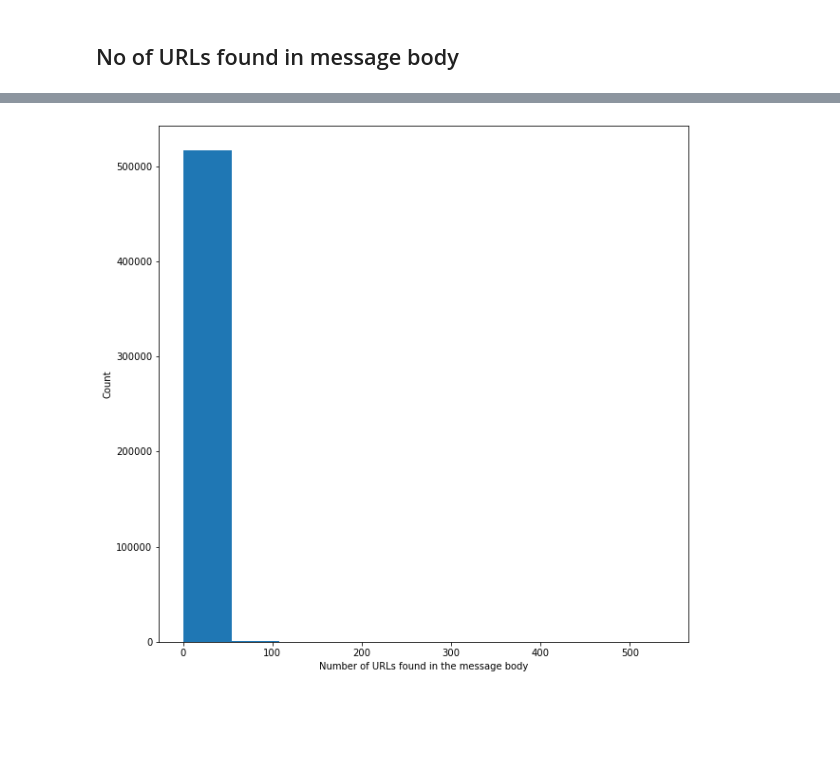
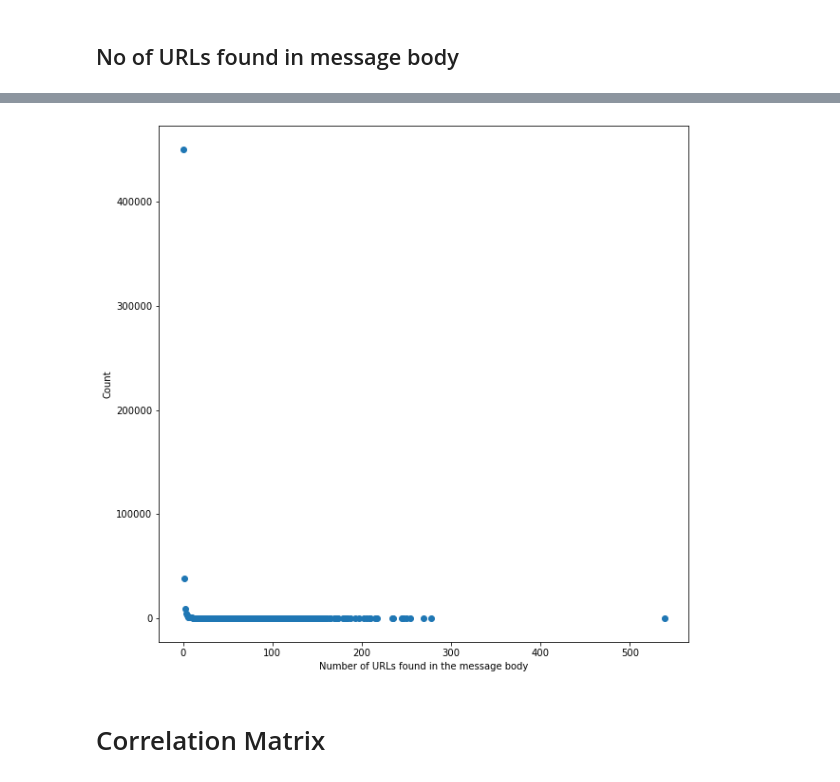
Before and after one commit to chandieka/PhishingClassifier, a Jupyter notebook: visualization.ipynb, the cells around one changed output, grey strips where cells are left out. Drawn from its saved outputs; the diff is of its cells as text; code cells hidden in the pictures; blank space fills up the shorter version.

```diff
--- a/visualization.ipynb
+++ b/visualization.ipynb
@@ -126,11 +159,13 @@ plt.show()
 # %%
-x = enron_df.URLs_in_message.values
+temp = enron_df.URLs_in_message.groupby(enron_df.URLs_in_message.values).count()
+x = temp.index
+y = temp
 
 fig, ax = plt.subplots()
-ax.hist(x)
+ax.scatter(x, y)
 fig.set_size_inches(10,10)
 plt.ylabel('Count')
 plt.xlabel('Number of URLs found in the message body')
 plt.show()
 # %% [output]
-[figure, old version]
+[figure, new version]
@@ -136,0 +199,2 @@ plt.show()
+# %% [markdown]
+# Correlation Matrix
```
Also changed, not shown: parts of 12 cells of this notebook.
